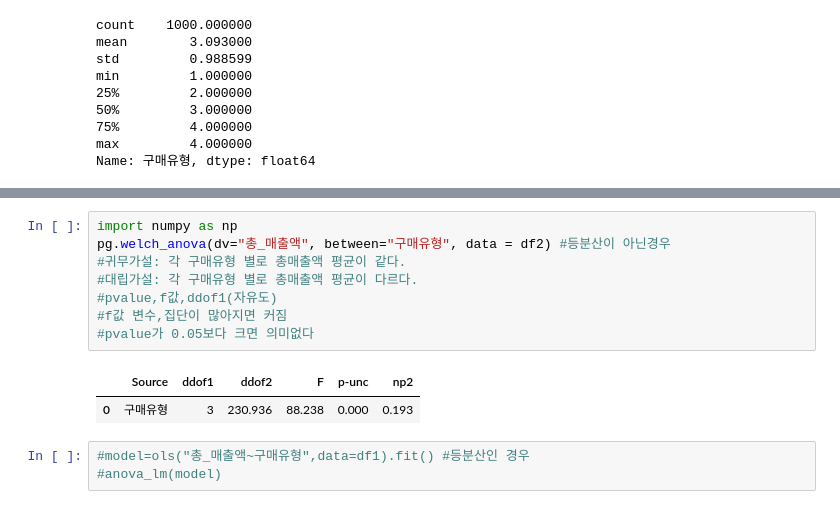
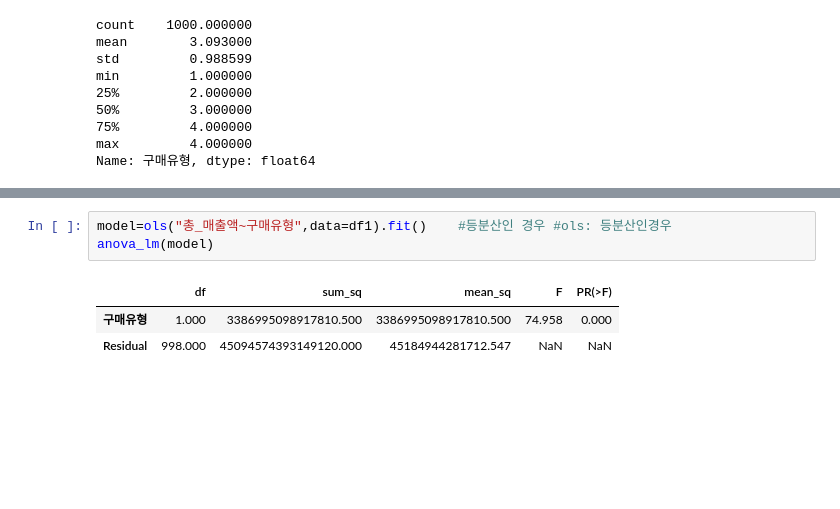
Before and after one commit to BoogeunSong/song, a Jupyter notebook: 파이썬_2.ipynb, the cells around one changed output, grey strips where cells are left out. Cells and saved outputs as stored; diff of their text form; blank space fills up the shorter version.

```diff
--- a/파이썬_2.ipynb
+++ b/파이썬_2.ipynb
@@ -1025,14 +1094,7 @@ LeveneResult(statistic=61.83834278363635, pvalue=1.1483869977419955e-36)
-# %%
-import numpy as np
-pg.welch_anova(dv="총_매출액", between="구매유형", data = df2) #등분산이 아닌경우
-#귀무가설: 각 구매유형 별로 총매출액 평균이 같다.
-#대립가설: 각 구매유형 별로 총매출액 평균이 다르다.
-#pvalue,f값,ddof1(자유도)
-#f값 변수,집단이 많아지면 커짐
-#pvalue가 0.05보다 크면 의미없다
-# %% [output]
-|  | Source | ddof1 | ddof2 | F | p-unc | np2 |
-| 0 | 구매유형 | 3 | 230.936 | 88.238 | 0.000 | 0.193 |
 # %%
-#model=ols("총_매출액~구매유형",data=df1).fit() #등분산인 경우
-#anova_lm(model)
+model=ols("총_매출액~구매유형",data=df1).fit()    #등분산인 경우 #ols: 등분산인경우
+anova_lm(model)
+# %% [output]
+|  | df | sum_sq | mean_sq | F | PR(>F) |
+| 구매유형 | 1.000 | 3386995098917810.500 | 3386995098917810.500 | 74.958 | 0.000 |
+| Residual | 998.000 | 45094574393149120.000 | 45184944281712.547 | NaN | NaN |
```
Also changed, not shown: parts of 35 cells of this notebook.
